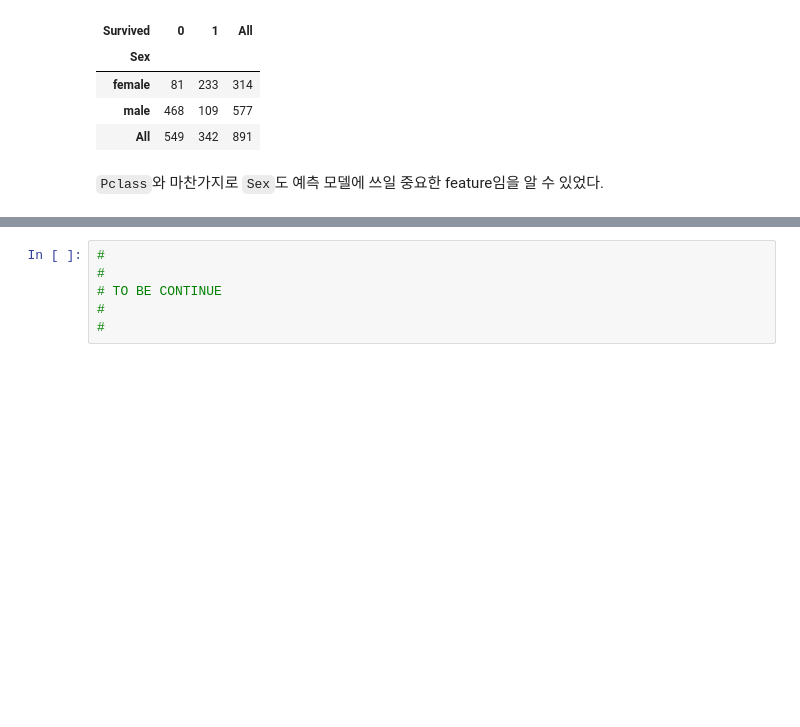
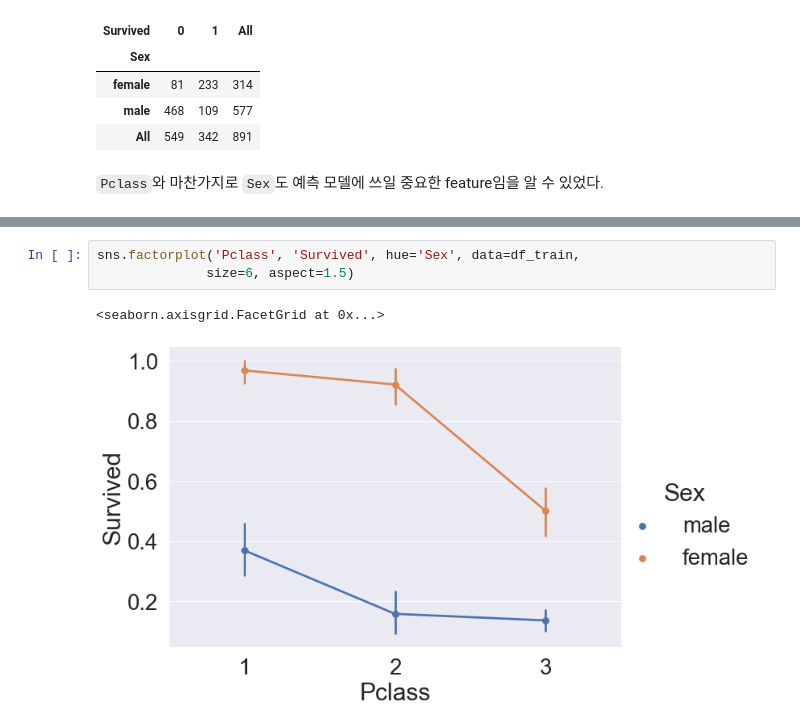
Before and after one commit to SunwungLee/TIL, a Jupyter notebook: kaggle/transcription/Binary classification - Tabular data/1. Titanic - Machine Learning from Disaster/1_eda_visualisation_machinelearning.ipynb, the cells around one changed output, grey strips where cells are left out. Drawn from its saved outputs; the diff is of its cells as text; blank space fills up the shorter version.

```diff
--- a/kaggle/transcription/Binary classification - Tabular data/1. Titanic - Machine Learning from Disaster/1_eda_visualisation_machinelearning.ipynb
+++ b/kaggle/transcription/Binary classification - Tabular data/1. Titanic - Machine Learning from Disaster/1_eda_visualisation_machinelearning.ipynb
@@ -253,6 +257,6 @@ pd.crosstab(df_train['Sex'], df_train['Survived'], margins=True).style.backgroun
 # %%
-#
-#
-# TO BE CONTINUE
-#
-#
+sns.factorplot('Pclass', 'Survived', hue='Sex', data=df_train,
+              size=6, aspect=1.5)
+# %% [output]
+<seaborn.axisgrid.FacetGrid at 0x...>
+[figure, added]
```
Also changed, not shown: parts of 4 cells of this notebook.
